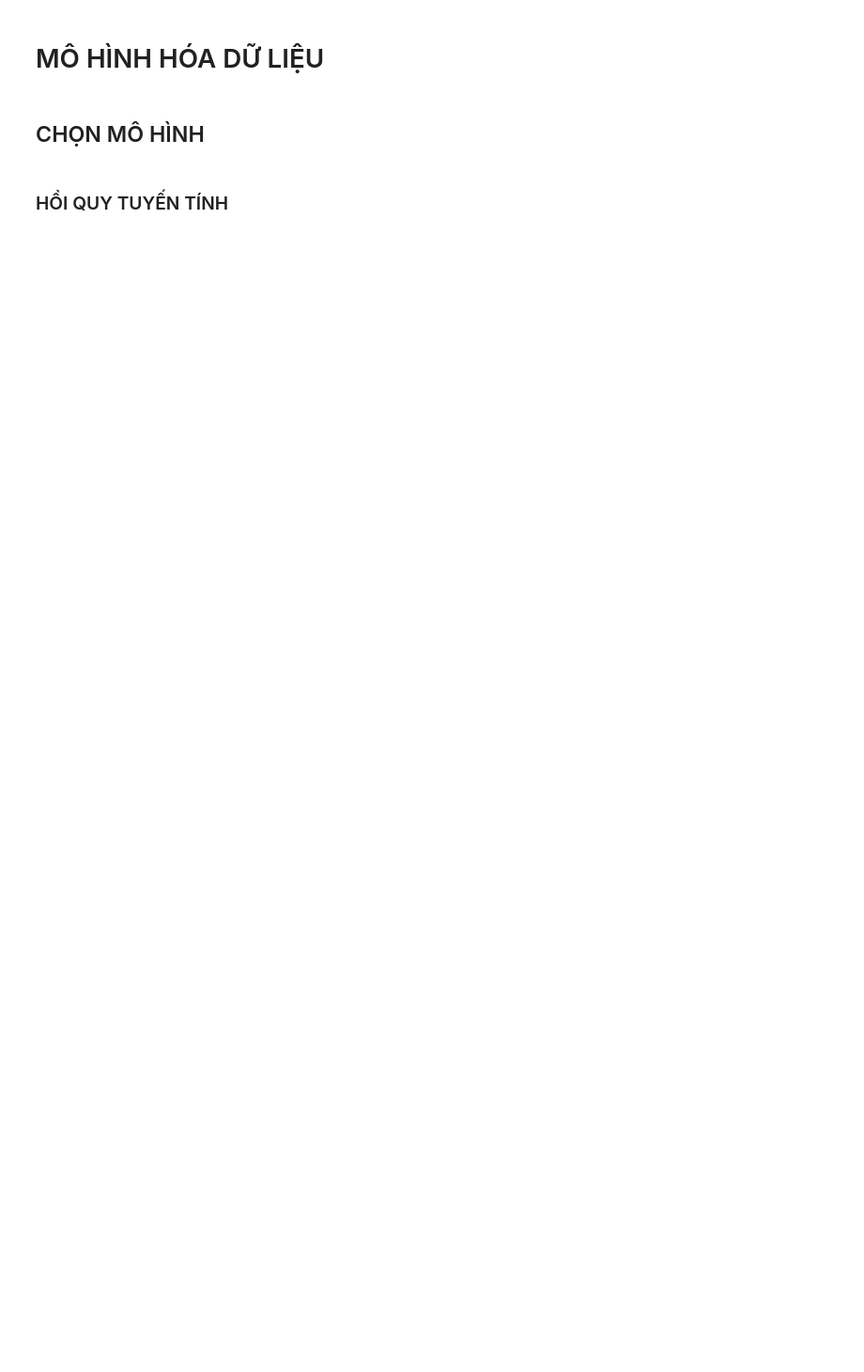
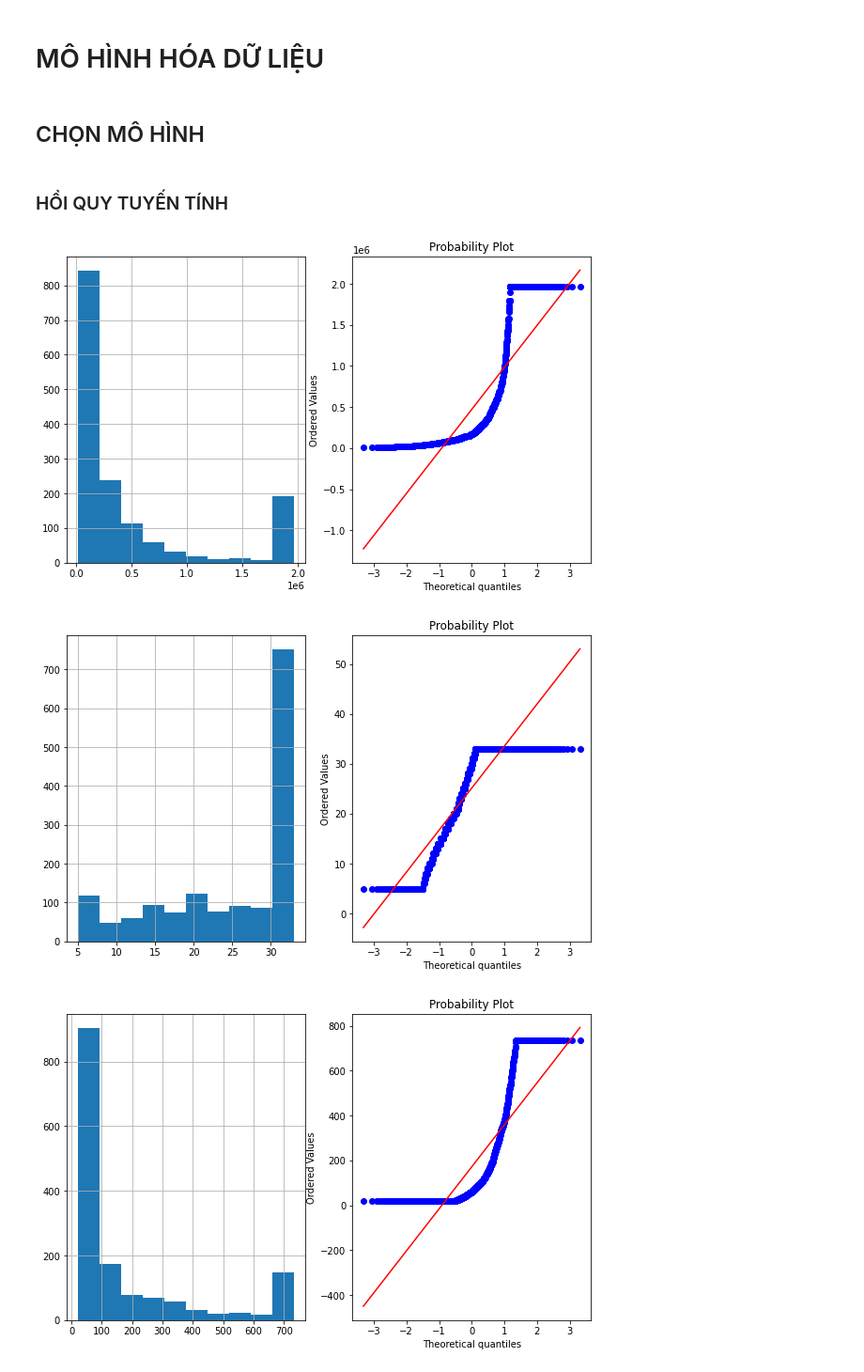
Before and after one commit to phanthetue2309/Data-Science-School-Learn, a Jupyter notebook: 25_04_2021_Final_Exam/Final_Exam.ipynb, the cells around one changed output. Shown at 94% size. Saved outputs shown, nothing was run; the diff lists cells and outputs as text; code cells hidden in the pictures; blank space fills up the shorter version.

Commit message:
Normalization Data
Chuẩn hóa dữ liệu và thay thế các đoạn code bằng các hàm

```diff
--- a/25_04_2021_Final_Exam/Final_Exam.ipynb
+++ b/25_04_2021_Final_Exam/Final_Exam.ipynb
@@ -85,10 +182,15 @@ pd.set_option('display.max_rows', None) # cho phép hiển thị tất cả các
 # %% [markdown]
 Outliers
+# %%
+data = df.copy()
 # %%
-data.loc[data['Price'] >= 1969000,'Price'] = 1969000
-data.loc[data['Total Review'] >= 734,'Total Review']= 734
-data.loc[data['Discount Rate'] >=33,'Discount Rate']= 33
+def SolvingOutliers(data) :
+    data.loc[data['Price'] >= 1969000,'Price'] = 1969000
+    data.loc[data['Total Review'] >= 734,'Total Review']= 734
+    data.loc[data['Discount Rate'] >=33,'Discount Rate']= 33
 
-# data.loc[data['Price'] <= 10000,'Price'] = 10000
-# data.loc[data['Total Review'] <= 20,'Total Review']= 20
-# data.loc[data['Discount Rate'] <=5,'Discount Rate']= 5
+    data.loc[data['Price'] <= 10000,'Price'] = 10000
+    data.loc[data['Total Review'] <= 20,'Total Review']= 20
+    data.loc[data['Discount Rate'] <=5,'Discount Rate']= 5
+
+    return data
@@ -97 +197,3 @@ last_data = data.loc[data['Rating Average'] >= 3]
+# %%
+data = SolvingOutliers(data)
 # %%
@@ -144,0 +221,21 @@ def Predict_Score(new_data):
+# %%
+import scipy.stats as stat
+
+def plot_data(df,feature):
+    '''
+    Hàm vẽ kiểm tra xem đối tượng xem xét có phân bố chuẩn hay không ?
+    '''
+    plt.figure(figsize=(10,6))
+    plt.subplot(1,2,1)
+    df[feature].hist() # histogram
+    plt.subplot(1,2,2)
+    stat.probplot(df[feature],dist='norm',plot=plt)# prob plot
+    plt.show()
+# %%
+plot_data(last_data,'Price')
+plot_data(last_data,'Discount Rate')
+plot_data(last_data,'Total Review')
+# %% [output]
+[figure, added]
+[figure, added]
+[figure, added]
```
Also changed, not shown: parts of 55 cells of this notebook.
